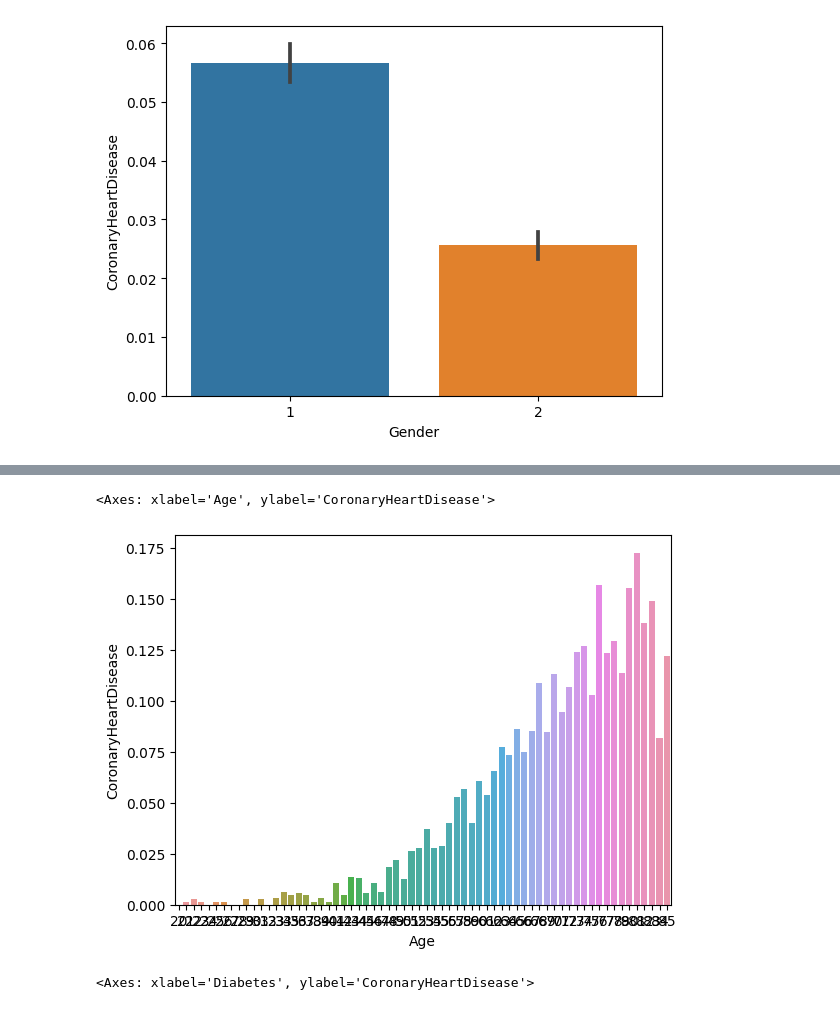
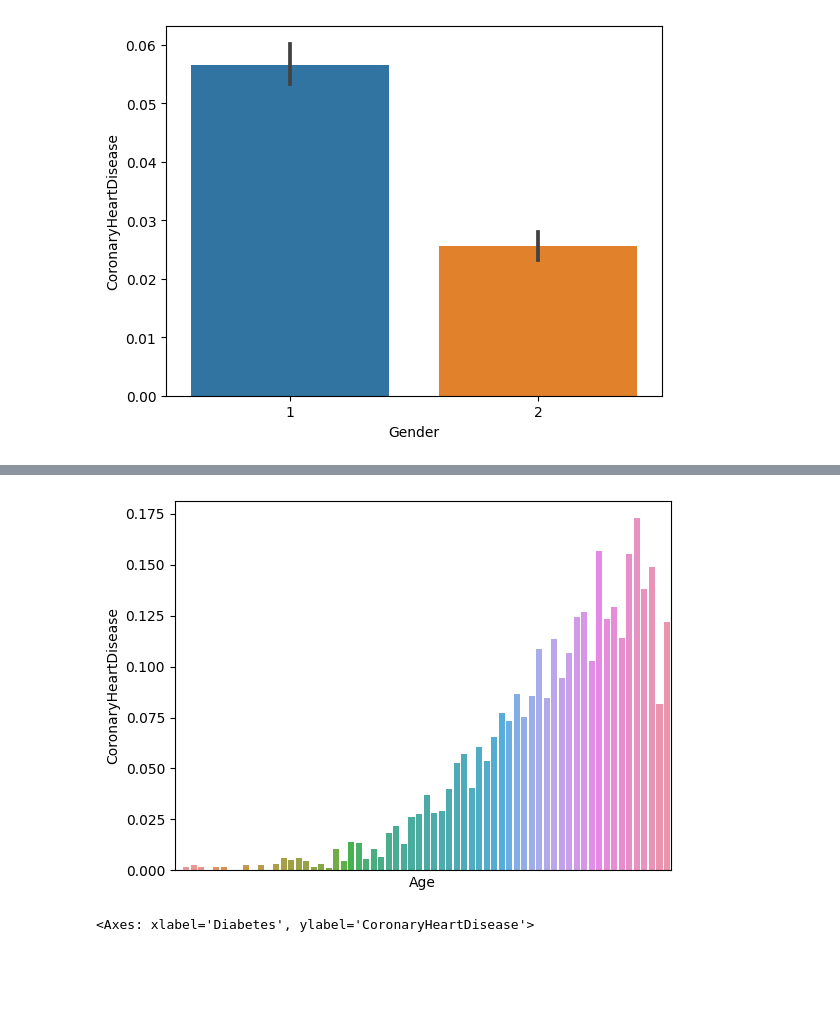
Before and after one commit to JackBenadon/DS340W_Group22, a Jupyter notebook: final_project.ipynb, the cells around one changed output, grey strips where cells are left out. Drawn from its saved outputs; the diff is of its cells as text; code cells hidden in the pictures; blank space fills up the shorter version.

```diff
--- a/final_project.ipynb
+++ b/final_project.ipynb
@@ -158,9 +150,10 @@ sns.countplot(x=df["Age"])
 # %%
 # the percentage who have heart disease
 sns.barplot(x=df["Age"],y=y, errorbar=None)
+plt.xticks([])
+plt.show()
 # %% [output]
-<Axes: xlabel='Age', ylabel='CoronaryHeartDisease'>
-[figure, old version]
+[figure, new version]
 # %%
 # The margin of error for some of the older ages is larger because of the small sample size, but the error bars hurt the understandability of the graph so I had to remove them.
 # analyzing the diabetes feature
```
Also changed, not shown: parts of 7 cells of this notebook.
